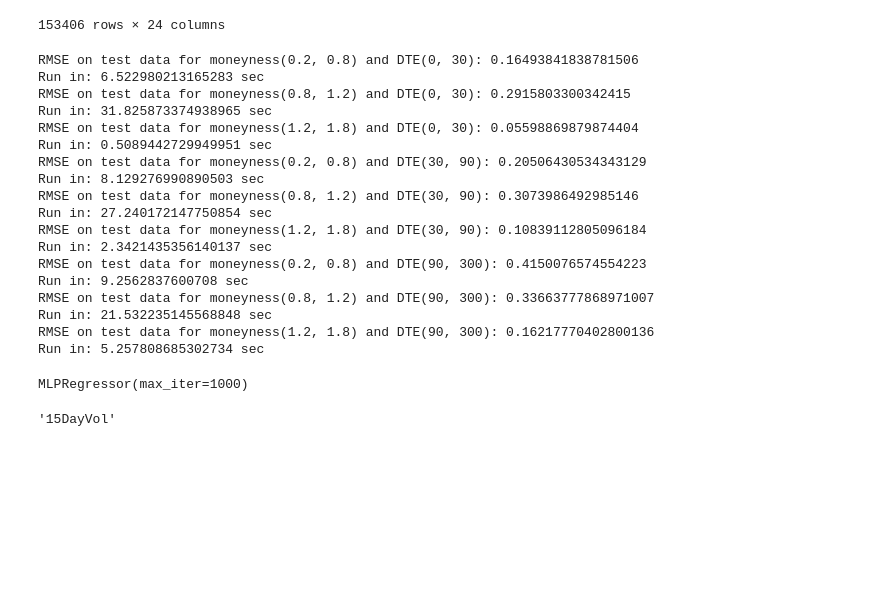
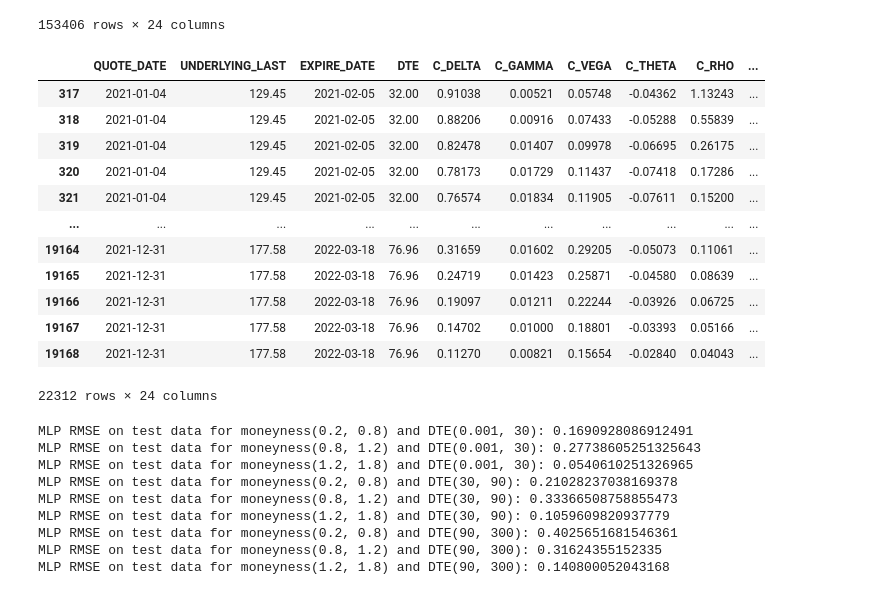
Before and after one commit to dal548/ODEFinalProj, a Jupyter notebook: ODEFinalMain.ipynb, the cells around one changed output. Saved outputs shown, nothing was run; the diff lists cells and outputs as text; code cells hidden in the pictures; blank space fills up the shorter version.

```diff
--- a/ODEFinalMain.ipynb
+++ b/ODEFinalMain.ipynb
@@ -153,4 +155,20 @@ df
 | 19213 | 2021-12-31 | 177.58 | 2022-04-14 | 103.96 | 0.03869 | 0.00268 | 0.08006 | -0.01283 | 0.01835 | ... |
 | 19214 | 2021-12-31 | 177.58 | 2022-04-14 | 103.96 | 0.03293 | 0.00229 | 0.07057 | -0.01092 | 0.01603 | ... |
 153406 rows × 24 columns
+# %%
+filter_for_moneyness_and_time(df, 0.8, 1.2, 30, 90)
+# %% [output]
+|  | QUOTE_DATE | UNDERLYING_LAST | EXPIRE_DATE | DTE | C_DELTA | C_GAMMA | C_VEGA | C_THETA | C_RHO | ... |
+| 317 | 2021-01-04 | 129.45 | 2021-02-05 | 32.00 | 0.91038 | 0.00521 | 0.05748 | -0.04362 | 1.13243 | ... |
+| 318 | 2021-01-04 | 129.45 | 2021-02-05 | 32.00 | 0.88206 | 0.00916 | 0.07433 | -0.05288 | 0.55839 | ... |
+| 319 | 2021-01-04 | 129.45 | 2021-02-05 | 32.00 | 0.82478 | 0.01407 | 0.09978 | -0.06695 | 0.26175 | ... |
+| 320 | 2021-01-04 | 129.45 | 2021-02-05 | 32.00 | 0.78173 | 0.01729 | 0.11437 | -0.07418 | 0.17286 | ... |
+| 321 | 2021-01-04 | 129.45 | 2021-02-05 | 32.00 | 0.76574 | 0.01834 | 0.11905 | -0.07611 | 0.15200 | ... |
+| ... | ... | ... | ... | ... | ... | ... | ... | ... | ... | ... |
+| 19164 | 2021-12-31 | 177.58 | 2022-03-18 | 76.96 | 0.31659 | 0.01602 | 0.29205 | -0.05073 | 0.11061 | ... |
+| 19165 | 2021-12-31 | 177.58 | 2022-03-18 | 76.96 | 0.24719 | 0.01423 | 0.25871 | -0.04580 | 0.08639 | ... |
+| 19166 | 2021-12-31 | 177.58 | 2022-03-18 | 76.96 | 0.19097 | 0.01211 | 0.22244 | -0.03926 | 0.06725 | ... |
+| 19167 | 2021-12-31 | 177.58 | 2022-03-18 | 76.96 | 0.14702 | 0.01000 | 0.18801 | -0.03393 | 0.05166 | ... |
+| 19168 | 2021-12-31 | 177.58 | 2022-03-18 | 76.96 | 0.11270 | 0.00821 | 0.15654 | -0.02840 | 0.04043 | ... |
+22312 rows × 24 columns
 # %%
@@ -177,36 +195,22 @@ def train_and_find_rmse(low_money, high_money, low_time, high_time, df):
 # %%
-train_and_find_rmse(0.2, 0.8, 0, 30, df)
-train_and_find_rmse(0.8, 1.2, 0, 30, df)
-train_and_find_rmse(1.2, 1.8, 0, 30, df)
+MLP_rmse(0.2, 0.8, 0.001, 30, df)
+MLP_rmse(0.8, 1.2, 0.001, 30, df)
+MLP_rmse(1.2, 1.8, 0.001, 30, df)
 
-train_and_find_rmse(0.2, 0.8, 30, 90, df)
-train_and_find_rmse(0.8, 1.2, 30, 90, df)
-train_and_find_rmse(1.2, 1.8, 30, 90, df)
+MLP_rmse(0.2, 0.8, 30, 90, df)
+MLP_rmse(0.8, 1.2, 30, 90, df)
+MLP_rmse(1.2, 1.8, 30, 90, df)
 
-train_and_find_rmse(0.2, 0.8, 90, 300, df)
-train_and_find_rmse(0.8, 1.2, 90, 300, df)
-train_and_find_rmse(1.2, 1.8, 90, 300, df)
+MLP_rmse(0.2, 0.8, 90, 300, df)
+MLP_rmse(0.8, 1.2, 90, 300, df)
+MLP_rmse(1.2, 1.8, 90, 300, df)
 # %% [output]
-RMSE on test data for moneyness(0.2, 0.8) and DTE(0, 30): 0.16493841838781506
-Run in: 6.522980213165283 sec
-RMSE on test data for moneyness(0.8, 1.2) and DTE(0, 30): 0.2915803300342415
-Run in: 31.825873374938965 sec
-RMSE on test data for moneyness(1.2, 1.8) and DTE(0, 30): 0.05598869879874404
-Run in: 0.5089442729949951 sec
-RMSE on test data for moneyness(0.2, 0.8) and DTE(30, 90): 0.20506430534343129
-Run in: 8.129276990890503 sec
-RMSE on test data for moneyness(0.8, 1.2) and DTE(30, 90): 0.3073986492985146
-Run in: 27.240172147750854 sec
-RMSE on test data for moneyness(1.2, 1.8) and DTE(30, 90): 0.10839112805096184
-Run in: 2.3421435356140137 sec
-RMSE on test data for moneyness(0.2, 0.8) and DTE(90, 300): 0.4150076574554223
-Run in: 9.2562837600708 sec
-RMSE on test data for moneyness(0.8, 1.2) and DTE(90, 300): 0.33663777868971007
-Run in: 21.532235145568848 sec
-RMSE on test data for moneyness(1.2, 1.8) and DTE(90, 300): 0.16217770402800136
-Run in: 5.257808685302734 sec
+MLP RMSE on test data for moneyness(0.2, 0.8) and DTE(0.001, 30): 0.1690928086912491
+MLP RMSE on test data for moneyness(0.8, 1.2) and DTE(0.001, 30): 0.27738605251325643
+MLP RMSE on test data for moneyness(1.2, 1.8) and DTE(0.001, 30): 0.0540610251326965
+MLP RMSE on test data for moneyness(0.2, 0.8) and DTE(30, 90): 0.21028237038169378
+MLP RMSE on test data for moneyness(0.8, 1.2) and DTE(30, 90): 0.33366508758855473
+MLP RMSE on test data for moneyness(1.2, 1.8) and DTE(30, 90): 0.1059609820937779
+MLP RMSE on test data for moneyness(0.2, 0.8) and DTE(90, 300): 0.4025651681546361
+MLP RMSE on test data for moneyness(0.8, 1.2) and DTE(90, 300): 0.31624355152335
+MLP RMSE on test data for moneyness(1.2, 1.8) and DTE(90, 300): 0.140800052043168
-MLPRegressor(max_iter=1000)
-# %%
-df.columns[18]
-# %% [output]
-'15DayVol'
```
Also changed, not shown: parts of 12 cells of this notebook.
